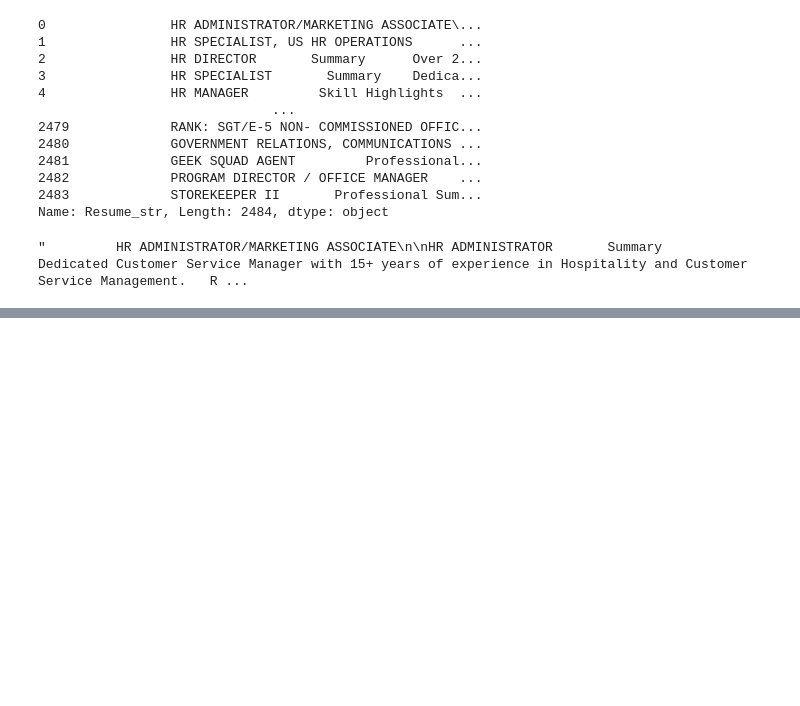
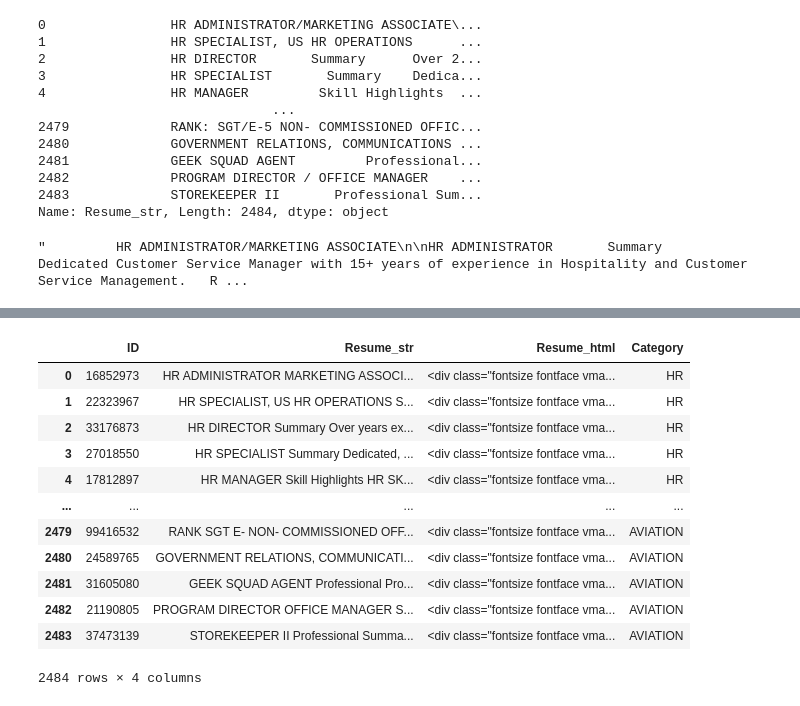
Before and after one commit to rishuagrawal1309/Intelligent-Resume-Screening-Job-Matching-System, a Jupyter notebook: Preprocessing.ipynb, the cells around one changed output, grey strips where cells are left out. Saved outputs shown, nothing was run; the diff lists cells and outputs as text; code cells hidden in the pictures; blank space fills up the shorter version.

```diff
--- a/Preprocessing.ipynb
+++ b/Preprocessing.ipynb
@@ -120,7 +120,9 @@ def cleanResume(txt):
     cleantxt = re.sub('RT|cc', ' ', cleantxt)  # remove RT and cc
     cleantxt = re.sub('#\S+', ' ', cleantxt)  # remove hashtags
     cleantxt = re.sub('@\S+', ' ', cleantxt)  # remove mentions
-    cleantxt = re.sub('[%$&*<>#@()~`]', ' ', cleantxt)  # remove special characters
+    cleantxt = re.sub('[%$&*<>#@()~`/-:]', ' ', cleantxt)  # remove special characters
     cleantxt = re.sub(r'[^\x00-\x7F]+', ' ', cleantxt)  # remove non-ASCII characters
     cleantxt = re.sub('\s+', ' ', cleantxt)  # remove extra whitespace
     return cleantxt
+# %%
+df['Resume_str'] = df['Resume_str'].apply(lambda x: cleanResume(x))
@@ -126,0 +150,16 @@ def cleanResume(txt):
+# %%
+df
+# %% [output]
+|  | ID | Resume_str | Resume_html | Category |
+| 0 | 16852973 | HR ADMINISTRATOR MARKETING ASSOCI... | <div class="fontsize fontface vma... | HR |
+| 1 | 22323967 | HR SPECIALIST, US HR OPERATIONS S... | <div class="fontsize fontface vma... | HR |
+| 2 | 33176873 | HR DIRECTOR Summary Over years ex... | <div class="fontsize fontface vma... | HR |
+| 3 | 27018550 | HR SPECIALIST Summary Dedicated, ... | <div class="fontsize fontface vma... | HR |
+| 4 | 17812897 | HR MANAGER Skill Highlights HR SK... | <div class="fontsize fontface vma... | HR |
+| ... | ... | ... | ... | ... |
+| 2479 | 99416532 | RANK SGT E- NON- COMMISSIONED OFF... | <div class="fontsize fontface vma... | AVIATION |
+| 2480 | 24589765 | GOVERNMENT RELATIONS, COMMUNICATI... | <div class="fontsize fontface vma... | AVIATION |
+| 2481 | 31605080 | GEEK SQUAD AGENT Professional Pro... | <div class="fontsize fontface vma... | AVIATION |
+| 2482 | 21190805 | PROGRAM DIRECTOR OFFICE MANAGER S... | <div class="fontsize fontface vma... | AVIATION |
+| 2483 | 37473139 | STOREKEEPER II Professional Summa... | <div class="fontsize fontface vma... | AVIATION |
+2484 rows × 4 columns
```
Also changed, not shown: parts of 6 cells of this notebook.
